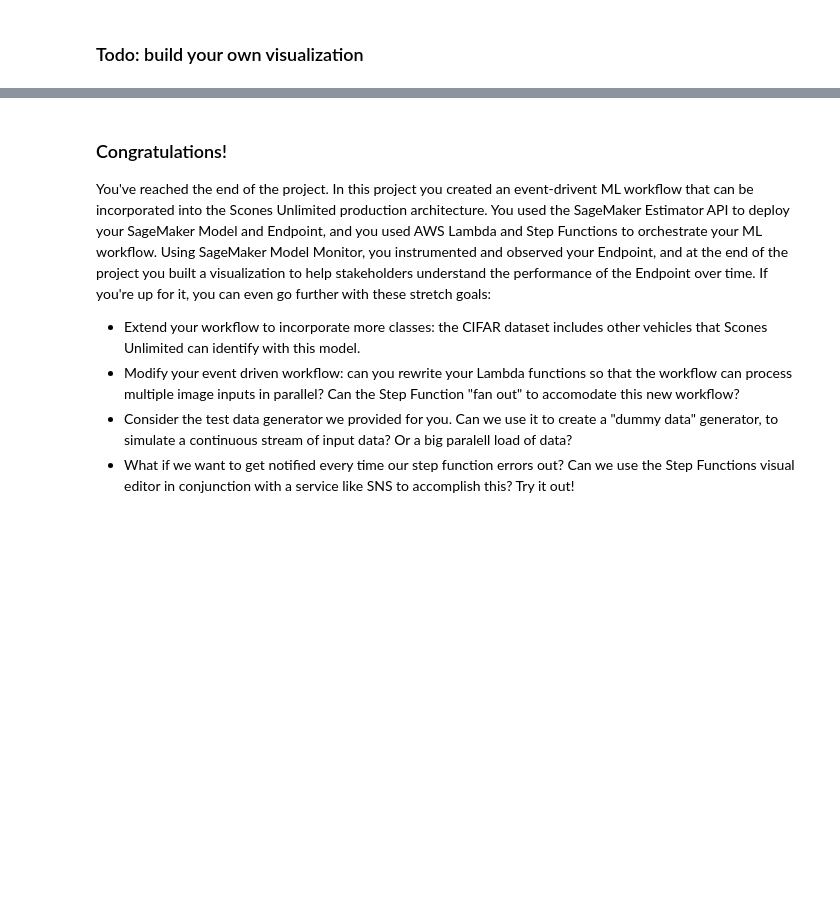
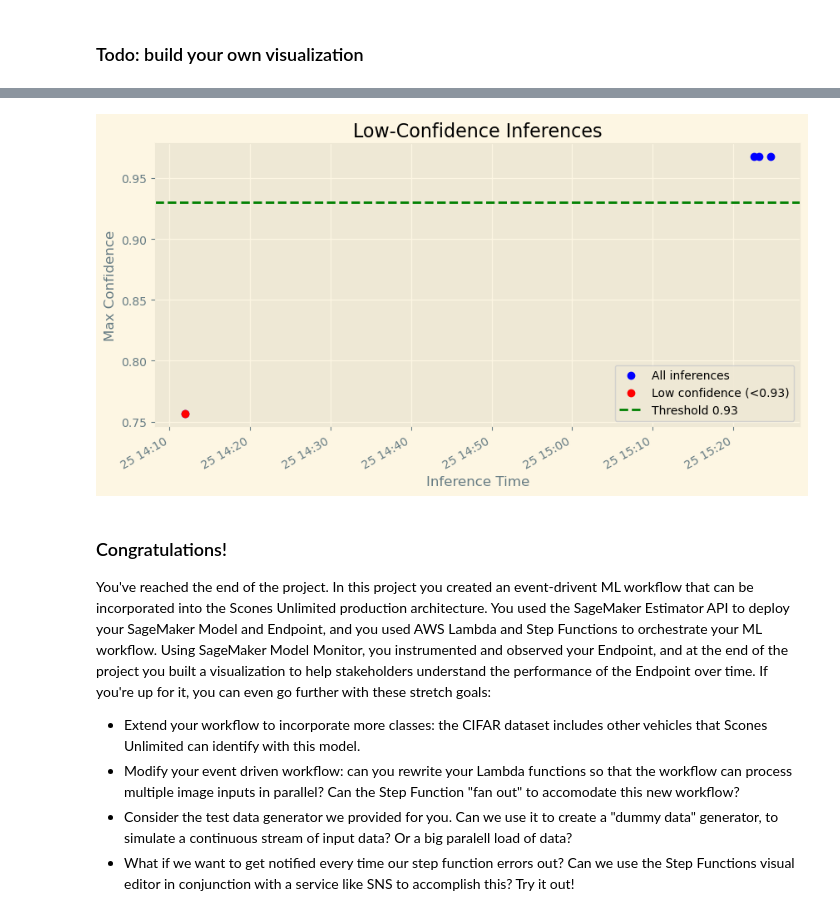
Before and after one commit to Serena-github-c/AWS-Sagemaker-Image-Classification-Bike-vs-Motorcycle, a Jupyter notebook: starter.ipynb, the cells around one changed output, grey strips where cells are left out. Saved outputs shown, nothing was run; the diff lists cells and outputs as text; code cells hidden in the pictures; blank space fills up the shorter version.

```diff
--- a/starter.ipynb
+++ b/starter.ipynb
@@ -769,3 +1015,62 @@ NameError: name 'json_data' is not defined
+# %%
+from datetime import datetime
+
+# Load captured data
+# -------------------------------
+captured_dir = "./captured_data"
+json_data = []
+
+for jsonl_file in os.listdir(captured_dir):
+    with jsonlines.open(os.path.join(captured_dir, jsonl_file)) as f:
+        for obj in f:
+            json_data.append(obj)
+
+# Define helper to extract data
+# -------------------------------
+def get_inference_and_timestamp(obj):
+    """Extract max probability and inference timestamp"""
+    raw_probs = obj["captureData"]["endpointOutput"]["data"]
+    probs = json.loads(raw_probs)
+    ts_str = obj["eventMetadata"]["inferenceTime"]
+    ts = datetime.fromisoformat(ts_str.replace("Z", "+00:00"))  # convert Zulu time
+    return max(probs), ts
+
+# -------------------------------
+# Set threshold and collect low-confidence points
+# -------------------------------
+threshold = 0.93  # production confidence threshold
+
+x_low = []
+y_low = []
+
+x_all = []
+y_all = []
+
+for obj in json_data:
+    prob, ts = get_inference_and_timestamp(obj)
+    x_all.append(ts)
+    y_all.append(prob)
+
+    if prob < threshold:
+        x_low.append(ts)
+        y_low.append(prob)
+
+# -------------------------------
+# Plot
+# -------------------------------
+plt.figure(figsize=(10,5))
+plt.scatter(x_all, y_all, c='b', label='All inferences')
+plt.scatter(x_low, y_low, c='r', label='Low confidence (<{:.2f})'.format(threshold))
+plt.axhline(y=threshold, color='g', linestyle='--', label='Threshold {:.2f}'.format(threshold))
+
+plt.xlabel("Inference Time")
+plt.ylabel("Max Confidence")
+plt.title("Low-Confidence Inferences")
+plt.legend()
+plt.gcf().autofmt_xdate()
+plt.show()
+# %% [output]
+[figure, added]
 # %% [markdown]
 ### Congratulations!
 
```
Also changed, not shown: parts of 18 cells of this notebook, 3 other files.
